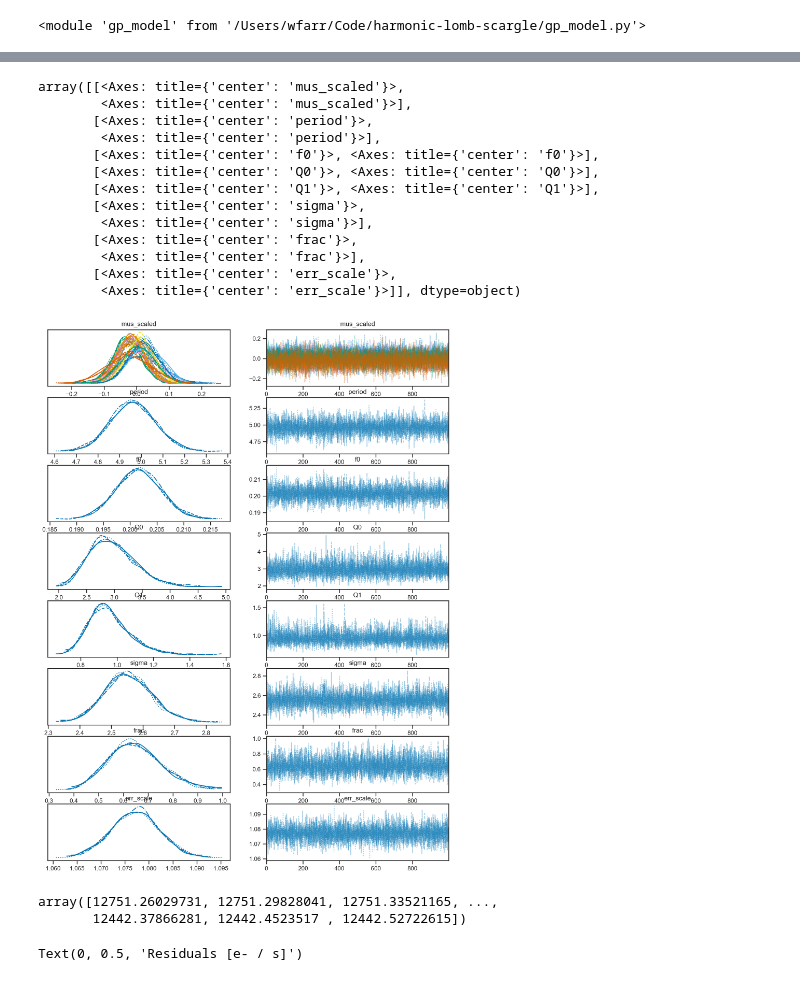
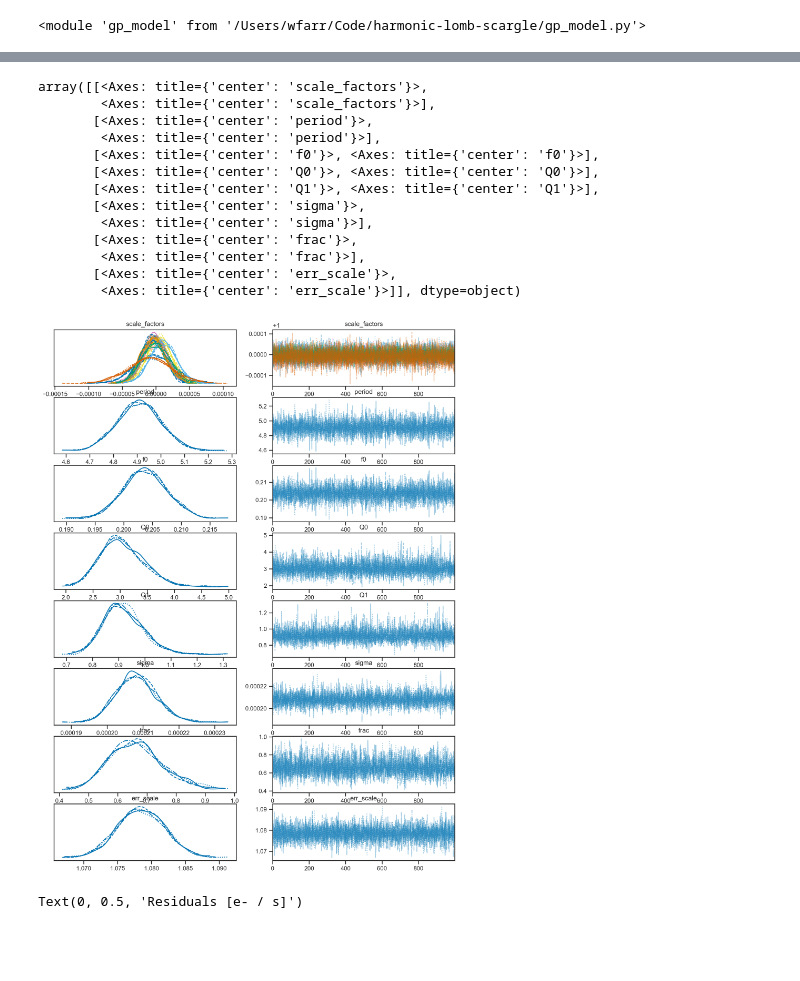
Before and after one commit to farr/HarmonicLombScargle, a Jupyter notebook: KIC5111207_test.ipynb, the cells around one changed output, grey strips where cells are left out. Saved outputs shown, nothing was run; the diff lists cells and outputs as text; code cells hidden in the pictures; blank space fills up the shorter version.

```diff
--- a/KIC5111207_test.ipynb
+++ b/KIC5111207_test.ipynb
@@ -165,7 +157,7 @@ reload(gp_model)
 <module 'gp_model' from '/Users/wfarr/Code/harmonic-lomb-scargle/gp_model.py'>
 # %%
 thin_data = 1
-model = gp_model.harmonic_sho_model(times[::thin_data], fluxes[::thin_data], flux_errs[::thin_data], quarters[::thin_data], f_best, 0.1, quarter_means, quarter_stds, total_std, psd_freq=frequencies, predict_flux=True)
+model = gp_model.harmonic_sho_model(times[::thin_data], fluxes[::thin_data], flux_errs[::thin_data], quarters[::thin_data], f_best, 0.1, psd_freq=frequencies, predict_flux=True)
 # %%
 trace = pm.sample(tune=1000, draws=1000, cores=4, chains=4, model=model, progressbar=True, jitter_max_retries=100, init='adapt_full')
 # %% [output]
@@ -178,25 +170,20 @@ Sampling 4 chains for 1_000 tune and 1_000 draw iterations (4_000 + 4_000 draws
 # %%
-az.plot_trace(trace, var_names=['mus_scaled', 'period', 'f0', 'Q0', 'Q1', 'sigma', 'frac', 'err_scale'])
+az.plot_trace(trace, var_names=['scale_factors', 'period', 'f0', 'Q0', 'Q1', 'sigma', 'frac', 'err_scale'])
 # %% [output]
-array([[<Axes: title={'center': 'mus_scaled'}>,
-        <Axes: title={'center': 'mus_scaled'}>],
+array([[<Axes: title={'center': 'scale_factors'}>,
+        <Axes: title={'center': 'scale_factors'}>],
        [<Axes: title={'center': 'period'}>,
         <Axes: title={'center': 'period'}>],
        [<Axes: title={'center': 'f0'}>, <Axes: title={'center': 'f0'}>],
        [<Axes: title={'center': 'Q0'}>, <Axes: title={'center': 'Q0'}>],
        [<Axes: title={'center': 'Q1'}>, <Axes: title={'center': 'Q1'}>],
        [<Axes: title={'center': 'sigma'}>,
         <Axes: title={'center': 'sigma'}>],
        [<Axes: title={'center': 'frac'}>,
         <Axes: title={'center': 'frac'}>],
        [<Axes: title={'center': 'err_scale'}>,
         <Axes: title={'center': 'err_scale'}>]], dtype=object)
-[figure, old version]
+[figure, new version]
-# %%
-fm
-# %% [output]
-array([12751.26029731, 12751.29828041, 12751.33521165, ...,
-       12442.37866281, 12442.4523517 , 12442.52722615])
 # %%
 fig, subplots = plt.subplots(2, 1, figsize=(12, 8))
 
```
Also changed, not shown: parts of 10 cells of this notebook, 1 other file.
